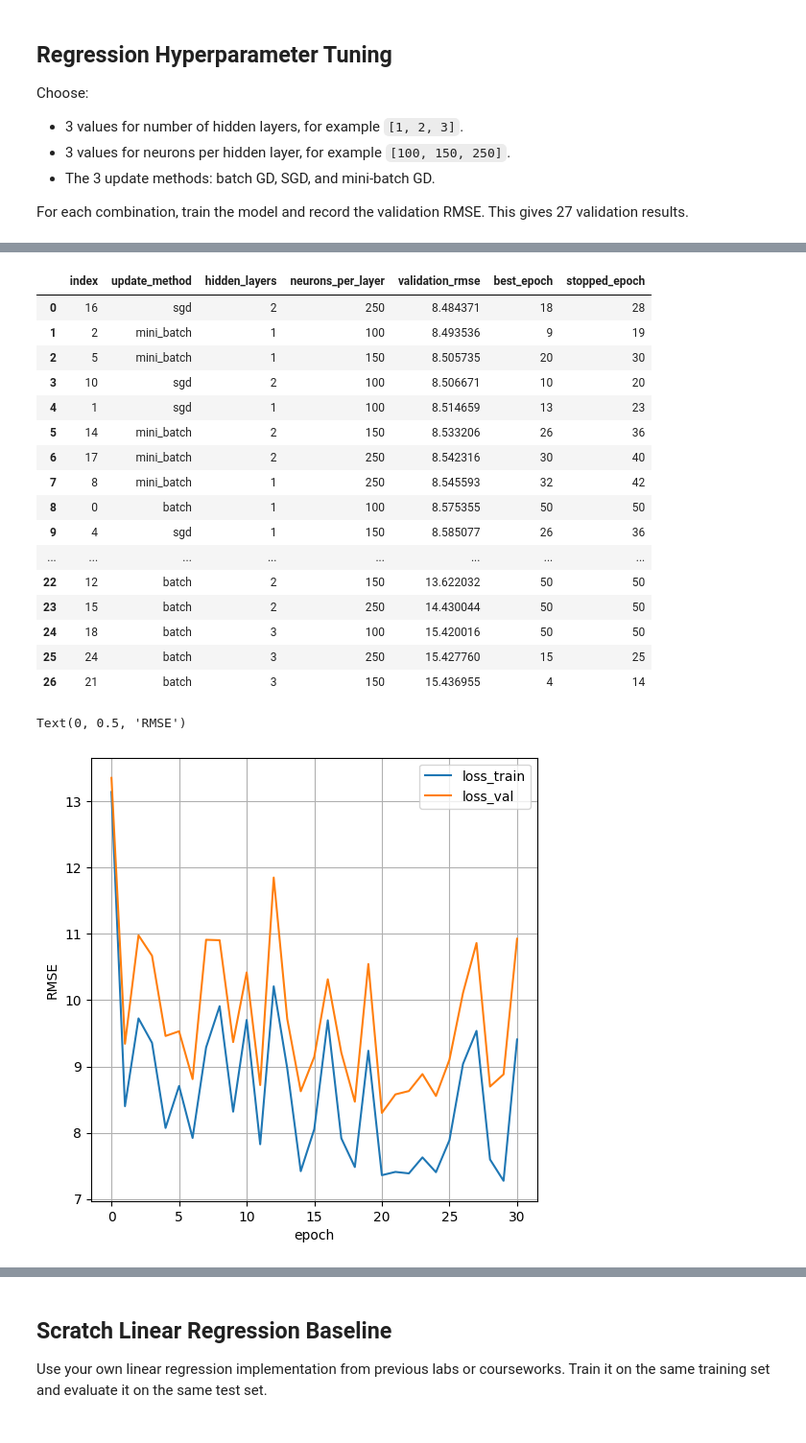
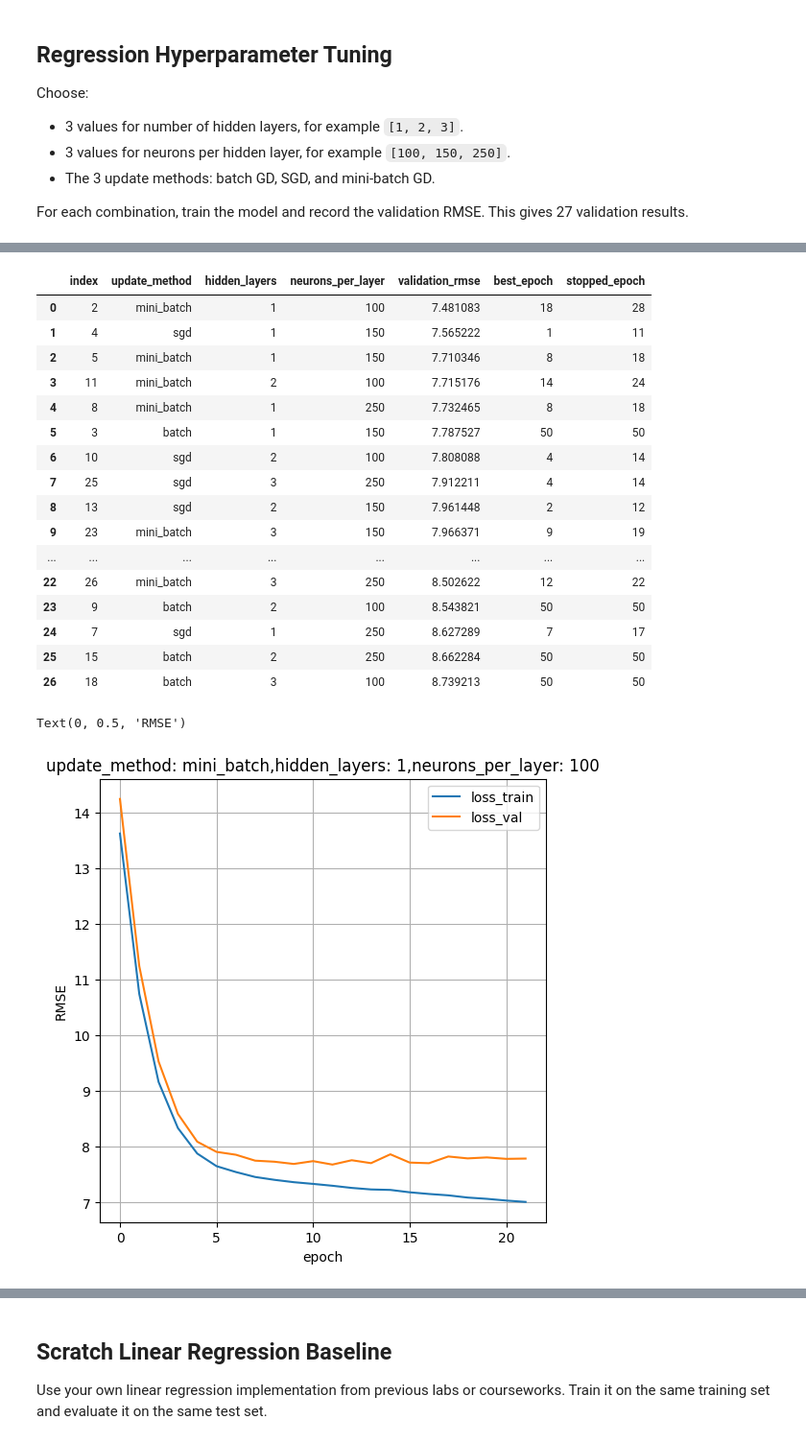
Before and after one commit to davi-dressler/fgv_tacd, a Jupyter notebook: fgv-class-2026-tarefa-3/Tarefa_3_template.ipynb, the cells around one changed output, grey strips where cells are left out. Shown at 96% size. Saved outputs shown, nothing was run; the diff lists cells and outputs as text; code cells hidden in the pictures.

```diff
--- a/fgv-class-2026-tarefa-3/Tarefa_3_template.ipynb
+++ b/fgv-class-2026-tarefa-3/Tarefa_3_template.ipynb
@@ -135,5 +148,6 @@ display(raw.describe(include="all"))
 # %%
-performance = raw.dropna()
-performance = performance.drop_duplicates()
-
+# Antes de falar com Marcelo eu estava usando pd.dropna() para retirar os valores NaN, mas a coluna parent_education possui muitos NaNs,
+# Para não perder muita informação do nosso conjunto de dados vamos colocar como "Others"
+performance = raw.drop_duplicates()
+performance.loc[performance["parent_education"].isna(), "parent_education"] = "Others"
 performance.drop(columns= ["student_id", "passed"], inplace= True) #Como nós não vamos utilizar essas colunas, já retirei elas
@@ -169,14 +170,15 @@ Length: 2, dtype: str
 ['Yes', 'No']
 Length: 2, dtype: str
 # %%
-#Convertendo as variáveis categóricas para variáveis discretas
+# Convertendo as variáveis categóricas para variáveis discretas
 gender_map = {"Male"  : 1,
               "Female": 2}
 
 parent_education_map = {"Bachelor"    : 1,
                         "High School" : 2,
                         "Master"      : 3,
-                        "PhD"         : 4}
+                        "PhD"         : 4,
+                        "Others"      : 5}
 
 internet_acess_map = {"Yes": 1,
                       "No" : 2}
@@ -293,6 +303,7 @@ class MultilayerPerceptron:
         self.hidden_activation = hidden_activation.function
         self.hidden_activation_prime = hidden_activation.derivative
         self.output_activation = output_activation
+        self.rng = np.random.default_rng(0)
         self._initialize_parameters()
 
 
@@ -305,7 +316,7 @@ class MultilayerPerceptron:
             sizes.append(hidden_size)
         sizes.append(output_size)
 
-        self.parameters = [np.random.randn(y, x + 1) * 0.01 for x,y in zip(sizes[:-1], sizes[1:])]
+        self.parameters = [np.random.normal(0, 1, (y, x + 1)) for x,y in zip(sizes[:-1], sizes[1:])]
 
 
     @staticmethod
@@ -338,20 +349,17 @@ class MultilayerPerceptron:
 
 
     def _fast_forward_pass(self, X):
-        """Realiza o forward_pass sem ficar armazendo os valores necessários para o backpropagation."""
+        """Realiza o forward_pass sem armazenar os valores necessários para o backpropagation."""
         z = self._add_ones(X)
 
         #Hidden Layers
         for w in self.parameters[:-1]:
-            a = z @ w.T
-
-            z = self.hidden_activation(a)
+            z = self.hidden_activation(z @ w.T)
             z = self._add_ones(z)
 
         #Output Layer
         W_output = self.parameters[-1]
-        a = z @ W_output.T
-        y = self.output_activation(a)
+        y = self.output_activation(z @ W_output.T)
 
         return y
 
@@ -424,7 +432,7 @@ class MultilayerPerceptron:
             else:
                 no_improve += 1
                 if no_improve >= patience:
-                    self.parameters = best_parameters   # restaura melhor checkpoint
+                    self.parameters = best_parameters
                     break
 
         return loss_history_train, loss_history_val
@@ -544,7 +554,7 @@ raise NotImplementedError
 # %%
 np.random.seed(0)
 
-regression_hidden_layers = [1,2,3]
+regression_hidden_layers = [1, 2, 3]
 regression_neurons = [100, 150, 250]
 regression_update_methods = ["batch", "sgd", "mini_batch"]
 regression_learning_rate = 0.01
@@ -582,48 +592,51 @@ display(regression_results)
 # display(regression_results.sort_values("validation_rmse"))
 # %% [output]
 |  | index | update_method | hidden_layers | neurons_per_layer | validation_rmse | best_epoch | stopped_epoch |
-| 0 | 16 | sgd | 2 | 250 | 8.484371 | 18 | 28 |
-| 1 | 2 | mini_batch | 1 | 100 | 8.493536 | 9 | 19 |
-| 2 | 5 | mini_batch | 1 | 150 | 8.505735 | 20 | 30 |
-| 3 | 10 | sgd | 2 | 100 | 8.506671 | 10 | 20 |
-| 4 | 1 | sgd | 1 | 100 | 8.514659 | 13 | 23 |
-| 5 | 14 | mini_batch | 2 | 150 | 8.533206 | 26 | 36 |
-| 6 | 17 | mini_batch | 2 | 250 | 8.542316 | 30 | 40 |
-| 7 | 8 | mini_batch | 1 | 250 | 8.545593 | 32 | 42 |
-| 8 | 0 | batch | 1 | 100 | 8.575355 | 50 | 50 |
-| 9 | 4 | sgd | 1 | 150 | 8.585077 | 26 | 36 |
+| 0 | 2 | mini_batch | 1 | 100 | 7.481083 | 18 | 28 |
+| 1 | 4 | sgd | 1 | 150 | 7.565222 | 1 | 11 |
+| 2 | 5 | mini_batch | 1 | 150 | 7.710346 | 8 | 18 |
+| 3 | 11 | mini_batch | 2 | 100 | 7.715176 | 14 | 24 |
+| 4 | 8 | mini_batch | 1 | 250 | 7.732465 | 8 | 18 |
+| 5 | 3 | batch | 1 | 150 | 7.787527 | 50 | 50 |
+| 6 | 10 | sgd | 2 | 100 | 7.808088 | 4 | 14 |
+| 7 | 25 | sgd | 3 | 250 | 7.912211 | 4 | 14 |
+| 8 | 13 | sgd | 2 | 150 | 7.961448 | 2 | 12 |
+| 9 | 23 | mini_batch | 3 | 150 | 7.966371 | 9 | 19 |
 | ... | ... | ... | ... | ... | ... | ... | ... |
-| 22 | 12 | batch | 2 | 150 | 13.622032 | 50 | 50 |
-| 23 | 15 | batch | 2 | 250 | 14.430044 | 50 | 50 |
-| 24 | 18 | batch | 3 | 100 | 15.420016 | 50 | 50 |
-| 25 | 24 | batch | 3 | 250 | 15.427760 | 15 | 25 |
-| 26 | 21 | batch | 3 | 150 | 15.436955 | 4 | 14 |
+| 22 | 26 | mini_batch | 3 | 250 | 8.502622 | 12 | 22 |
+| 23 | 9 | batch | 2 | 100 | 8.543821 | 50 | 50 |
+| 24 | 7 | sgd | 1 | 250 | 8.627289 | 7 | 17 |
+| 25 | 15 | batch | 2 | 250 | 8.662284 | 50 | 50 |
+| 26 | 18 | batch | 3 | 100 | 8.739213 | 50 | 50 |
 # %%
 # TODO: Plot training and validation loss curves for the selected/best model.
 
 raise NotImplementedError
 # %%
-np.random.seed(0)
 MLP = MultilayerPerceptronRegression(hidden_activation= sigmoid_activation,
                                                 output_activation= identity,
                                                 input_size= 8,
                                                 hidden_layers= regression_results["hidden_layers"][0],
                                                 neurons_per_layer= regression_results["neurons_per_layer"][0])
 
-loss_train, loss_val = MLP.fit(X_train, y_train, X_val, y_val, update_method= regression_results["update_method"][0] , lr= 0.01, epochs= 50, patience= 10)
+loss_train, loss_val = MLP.fit(X_train, y_train, X_val, y_val, update_method= regression_results["update_method"][0] , lr= regression_learning_rate, epochs= 50, patience= 10)
 # %%
 fig = plt.figure(figsize= (6,6))
 plt.plot(loss_train, label= "loss_train")
 plt.plot(loss_val, label= "loss_val")
 
 plt.grid()
 plt.legend()
 
+plt.title(f"update_method: {regression_results["update_method"][0]},"
+          f"hidden_layers: {regression_results["hidden_layers"][0]},"
+          f"neurons_per_layer: {regression_results["neurons_per_layer"][0]}")
+
 plt.xlabel("epoch")
 plt.ylabel("RMSE")
 # %% [output]
 Text(0, 0.5, 'RMSE')
-[figure, old version]
+[figure, new version]
 # %%
 # TODO: Produce one validation RMSE heatmap per update method.
 # Rows: number of hidden layers.
```
Also changed, not shown: parts of 12 cells of this notebook.
